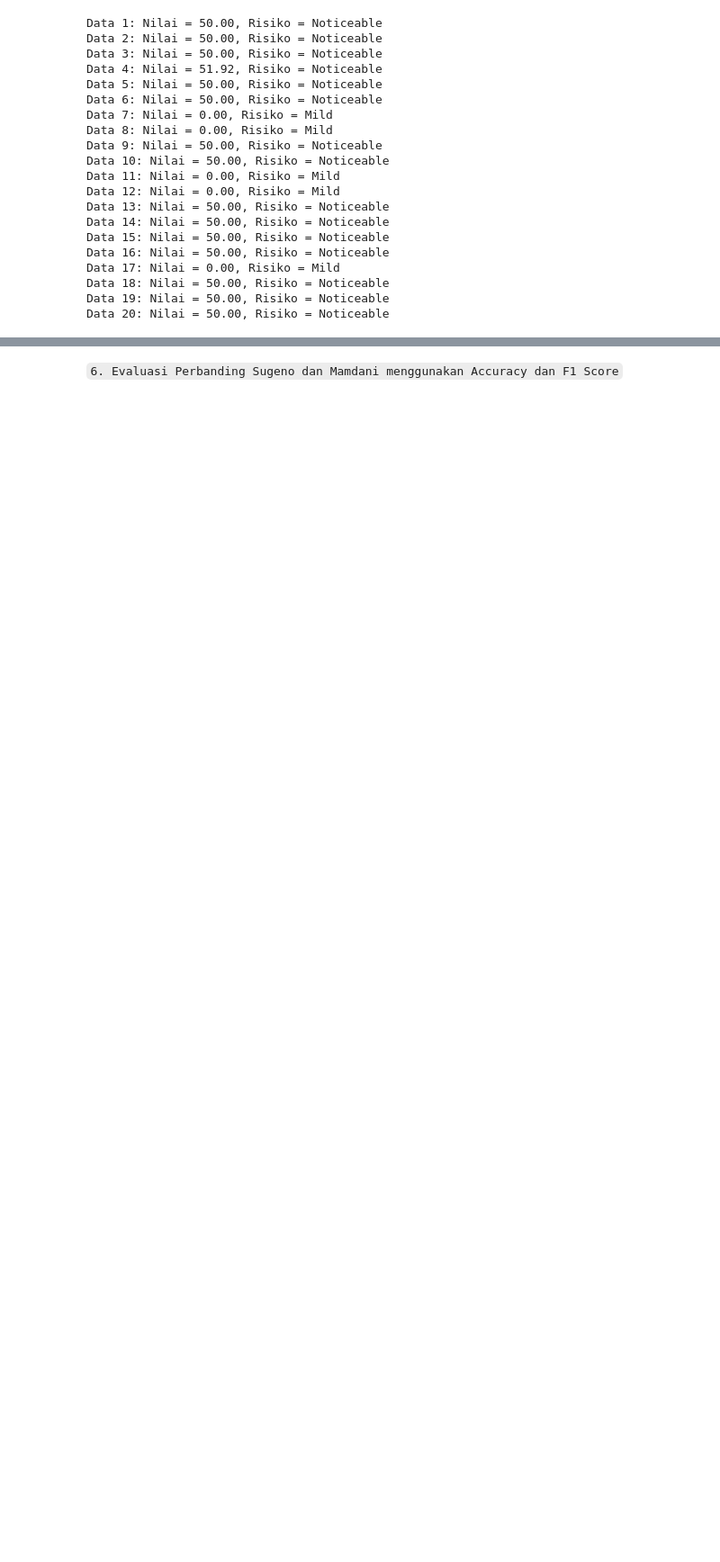
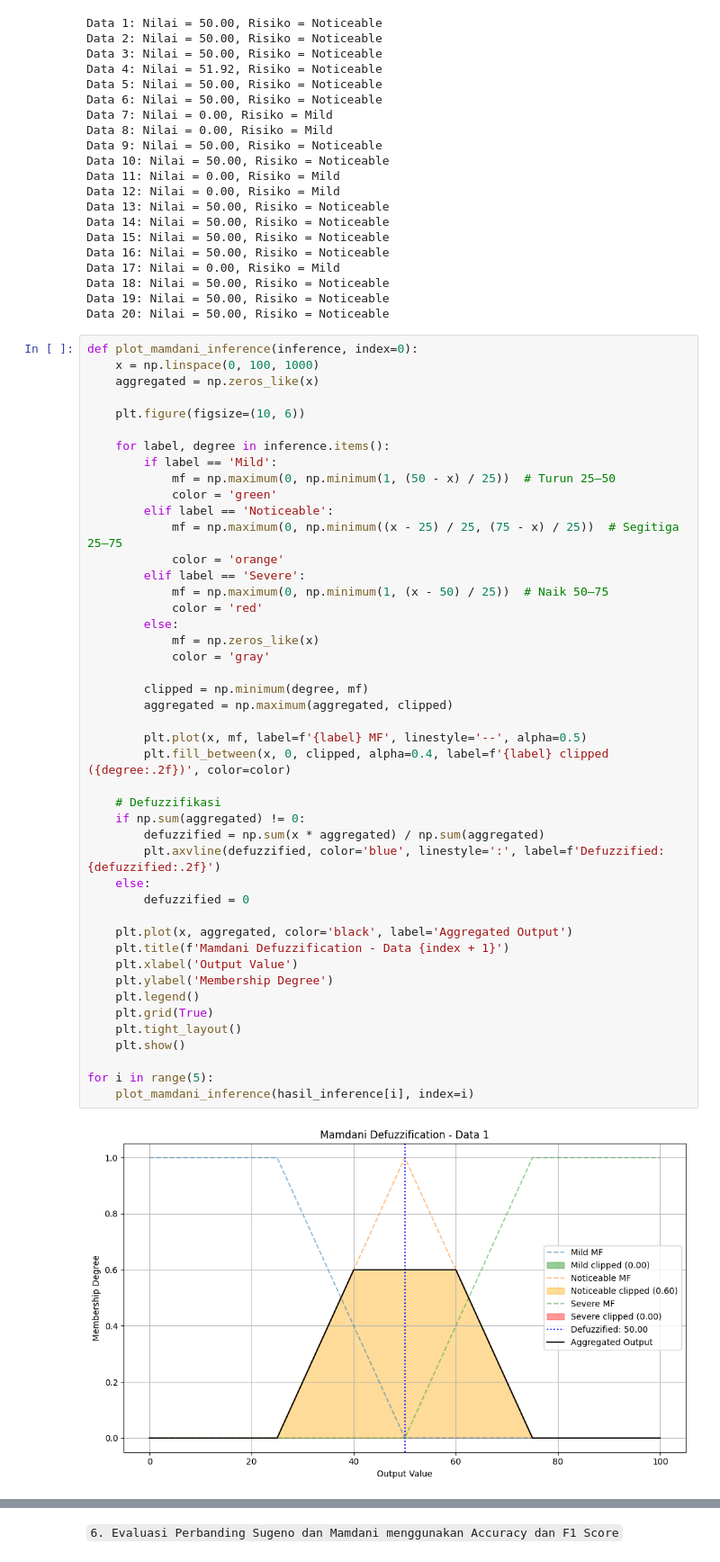
Before and after one commit to riarumoda/csv-fuzzy, a Jupyter notebook: PredictCardiovascularDisease.ipynb, the cells around one changed output, grey strips where cells are left out. Shown at 90% size. Cells and saved outputs as stored; diff of their text form; blank space fills up the shorter version.

Commit message:
Fix : add Mamdani Defuzzification

```diff
--- a/PredictCardiovascularDisease.ipynb
+++ b/PredictCardiovascularDisease.ipynb
@@ -455,3 +455,50 @@ Data 17: Nilai = 0.00, Risiko = Mild
 Data 18: Nilai = 50.00, Risiko = Noticeable
 Data 19: Nilai = 50.00, Risiko = Noticeable
 Data 20: Nilai = 50.00, Risiko = Noticeable
+# %%
+def plot_mamdani_inference(inference, index=0):
+    x = np.linspace(0, 100, 1000)
+    aggregated = np.zeros_like(x)
+
+    plt.figure(figsize=(10, 6))
+
+    for label, degree in inference.items():
+        if label == 'Mild':
+            mf = np.maximum(0, np.minimum(1, (50 - x) / 25))  # Turun 25–50
+            color = 'green'
+        elif label == 'Noticeable':
+            mf = np.maximum(0, np.minimum((x - 25) / 25, (75 - x) / 25))  # Segitiga 25–75
+            color = 'orange'
+        elif label == 'Severe':
+            mf = np.maximum(0, np.minimum(1, (x - 50) / 25))  # Naik 50–75
+            color = 'red'
+        else:
+            mf = np.zeros_like(x)
+            color = 'gray'
+
+        clipped = np.minimum(degree, mf)
+        aggregated = np.maximum(aggregated, clipped)
+
+        plt.plot(x, mf, label=f'{label} MF', linestyle='--', alpha=0.5)
+        plt.fill_between(x, 0, clipped, alpha=0.4, label=f'{label} clipped ({degree:.2f})', color=color)
+
+    # Defuzzifikasi
+    if np.sum(aggregated) != 0:
+        defuzzified = np.sum(x * aggregated) / np.sum(aggregated)
+        plt.axvline(defuzzified, color='blue', linestyle=':', label=f'Defuzzified: {defuzzified:.2f}')
+    else:
+        defuzzified = 0
+
+    plt.plot(x, aggregated, color='black', label='Aggregated Output')
+    plt.title(f'Mamdani Defuzzification - Data {index + 1}')
+    plt.xlabel('Output Value')
+    plt.ylabel('Membership Degree')
+    plt.legend()
+    plt.grid(True)
+    plt.tight_layout()
+    plt.show()
+
+for i in range(5):
+    plot_mamdani_inference(hasil_inference[i], index=i)
+# %% [output]
+[figure, added]
```
Also changed, not shown: parts of 1 cell of this notebook.
